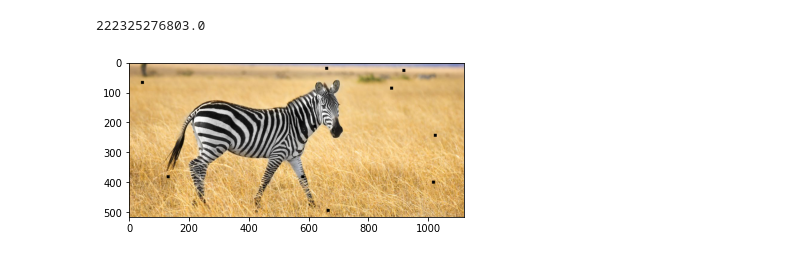
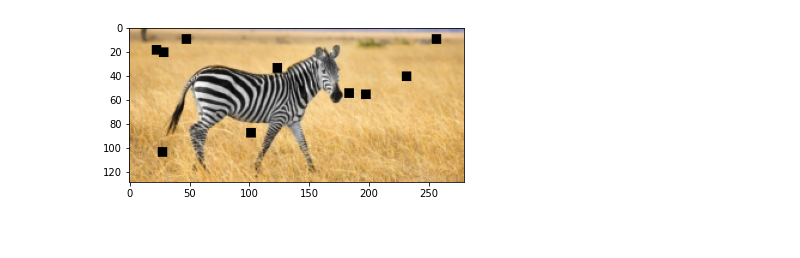
Before and after one commit to QuentinBlampey/grm_belief_propagation, a Jupyter notebook: exploration/loopy_bp.ipynb, the cells around one changed output. Drawn from its saved outputs; the diff is of its cells as text; code cells hidden in the pictures.

```diff
--- a/exploration/loopy_bp.ipynb
+++ b/exploration/loopy_bp.ipynb
@@ -5,3 +7,5 @@ import matplotlib.pyplot as plt
 # %%
 zebra_path = '../images/zebra.jpg'
 image = imageio.imread(zebra_path).astype(np.uint8)
+# %%
+image = (255*resize(image, (image.shape[0]//4, image.shape[1]//4))).astype(np.uint8)
@@ -9,7 +18,7 @@ image = imageio.imread(zebra_path).astype(np.uint8)
 filtered = 1 - (image.min(axis=2) < 160) * (image.max(axis=2) > 180)
 
 mask = np.zeros(image.shape).astype(int)
-entry_point = (200, 300)
+entry_point = (60, 100)
 
 to_visit = [entry_point]
 seen = {entry_point}
@@ -41,5 +50,5 @@ plt.show()
 # %%
-w, h = 10, 10
+w, h = 8, 8
 gap_x, gap_y = w//2, h//2
 # %%
 def extract_patch(img, p):
@@ -93,19 +117,14 @@ def F(x):
     for i, j in edges:
         f += Vpq(nodes[i], nodes[j], labels[x[i]], labels[x[j]])
     return f
-# %%
-x = [2, 4, 1, 3, 5, 0, 1, 1]
-F(x)
-# %% [output]
-222325276803.0
 # %%
 # Show labels
 
 img = image.copy()
 for p in labels:
-    img[p[0]-padding_w:p[0]+padding_w, p[1]-padding_h:p[1]+padding_h] = 0
+    img[p[0]-gap_y:p[0]+gap_y, p[1]-gap_x:p[1]+gap_x] = 0
 
 plt.imshow(img)
 plt.show()
 # %% [output]
-[figure, old version]
+[figure, new version]
```
Also changed, not shown: parts of 13 cells of this notebook.
